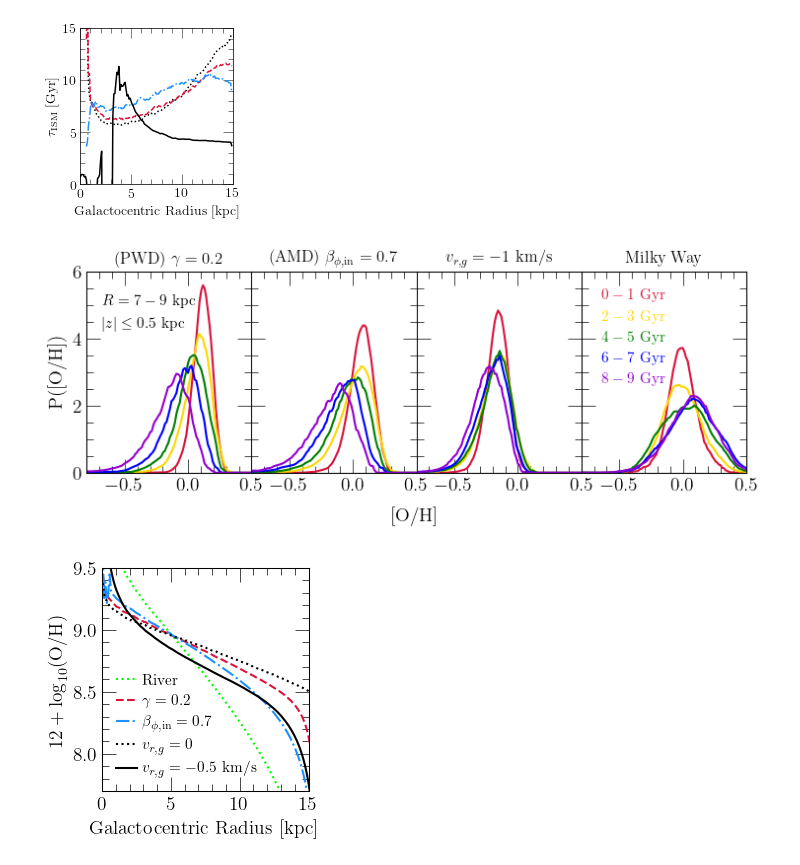
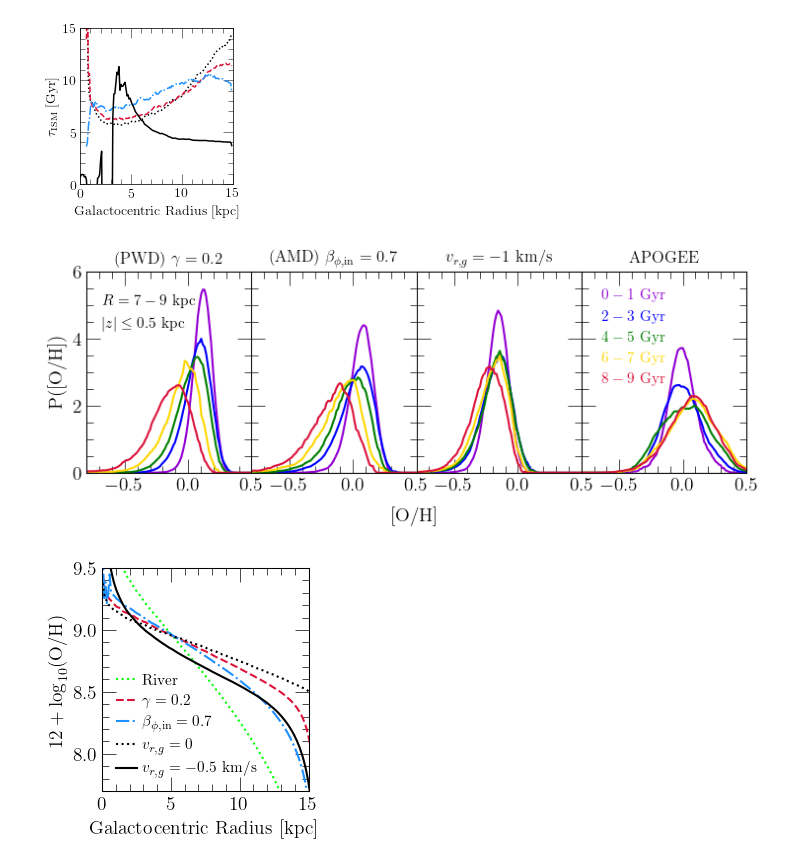
Before and after one commit to giganano/radial-flows, a Jupyter notebook: notebooks/equilibrium.ipynb, the cells around one changed output. Cells and saved outputs as stored; diff of their text form; code cells hidden in the pictures.

Commit message:
figure updates

```diff
--- a/notebooks/equilibrium.ipynb
+++ b/notebooks/equilibrium.ipynb
@@ -575,13 +575,14 @@ for out in outputs:
 RMIN = 7
 RMAX = 9
 ABSZMAX = 0.5
-COLORS = ["crimson", "gold", "green", "blue", "darkviolet"]
+# COLORS = ["crimson", "gold", "green", "blue", "darkviolet"]
+COLORS = ["darkviolet", "blue", "green", "gold", "crimson"]
 AGEBINS = [[0, 1], [2, 3], [4, 5], [6, 7], [8, 9]]
 TITLES = [
     r"(PWD) $\gamma = 0.2$",
     r"(AMD) $\beta_{\phi,\text{in}} = 0.7$",
     r"$v_{r,g} = -1$ km/s",
-    r"Milky Way"
+    r"APOGEE"
 ]
 # COLORS = ["black", "darkviolet", "navy", "blue", "green",
 #     "lime", "gold", "darkorange", "crimson", "firebrick"]
@@ -652,34 +653,34 @@ for j in range(len(AGEBINS)):
     plot_data(axes[-1], RMIN, RMAX, AGEBINS[j][0], AGEBINS[j][1], ABSZMAX, **kwargs)
 
 kwargs = {
     "loc": mpl_loc("upper left"),
     "bbox_to_anchor": (0.01, 0.98),
     "handlelength": 0,
     "ncol": 1,
     "fontsize": 11
 }
 leg = axes[-1].legend(**kwargs)
 fancy_legend(leg, COLORS)
 
 kwargs = {"fontsize": 11}
 axes[0].text(-0.68, 5, r"$R = %d - %d$ kpc" % (RMIN, RMAX), **kwargs)
 axes[0].text(-0.68, 4.3, r"$\left|z\right| \leq %g$ kpc" % (ABSZMAX), **kwargs)
 
 plt.tight_layout()
 plt.subplots_adjust(wspace = 0, bottom = 0.2)
 dummy.set_position([
     axes[0].get_position().x0,
     axes[0].get_position().y0,
     axes[-1].get_position().x1 - axes[0].get_position().x0,
     axes[0].get_position().y1 - axes[0].get_position().y0
 ])
 for ext in ["pdf", "jpeg"]:
     kwargs = {}
     if ext == "jpeg": kwargs["dpi"] = 200
     plt.savefig("./equilibrium/mdfs-solarcircle-agebins.%s" % (ext), **kwargs)
 plt.show()
 # %% [output]
-[figure, old version]
+[figure, new version]
 # %%
 outputs = [
     "../outputs/river/insideout",
```
Also changed, not shown: parts of 1 cell of this notebook, 5 other files.
